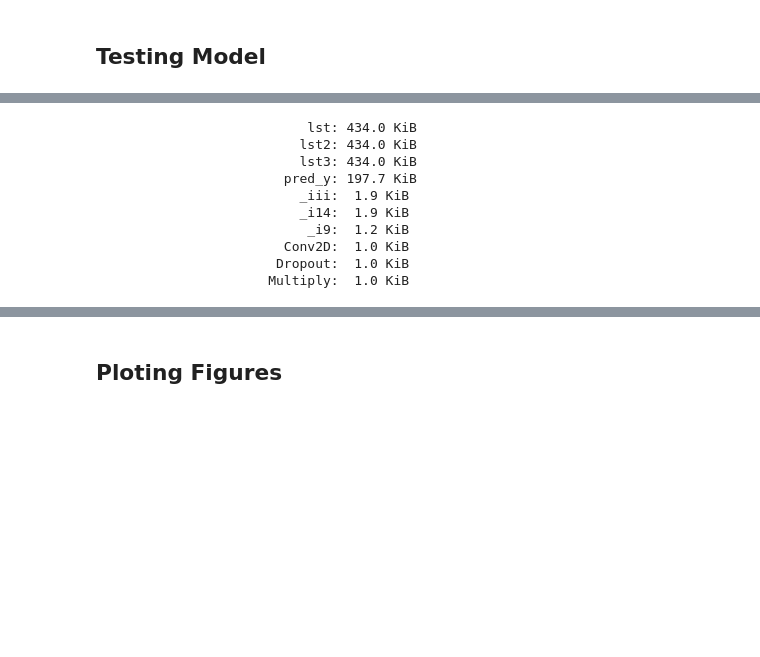
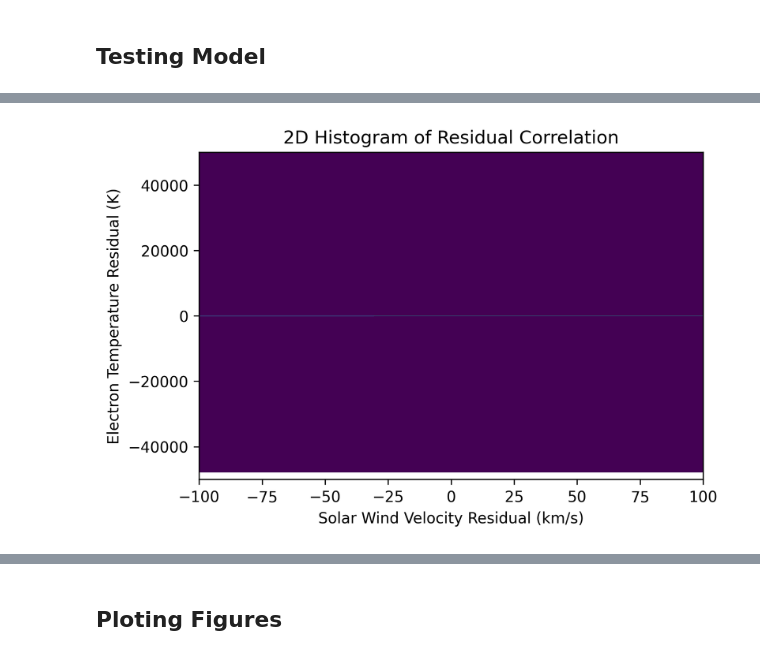
Before and after one commit to AyushmaanAggarwal/qtn-proj-ayu, a Jupyter notebook: cnn_wind.ipynb, the cells around one changed output, grey strips where cells are left out. Saved outputs shown, nothing was run; the diff lists cells and outputs as text; code cells hidden in the pictures; blank space fills up the shorter version.

```diff
--- a/cnn_wind.ipynb
+++ b/cnn_wind.ipynb
@@ -241 +292,5 @@ Predicted first value: 183459.109375 ±17076.752926991307 kHz
+# %%
+vsw = lst3[:]
+# %%
+te = lst3[:]
 # %%
@@ -261,15 +308,12 @@ with open("data/pickle/error_dist", 'wb') as file:
-# %%
-for name, size in sorted(((name, sys.getsizeof(value)) for name, value in locals().items()),
-                         key= lambda x: -x[1])[:10]:
-    print("{:>30}: {:>8}".format(name, sizeof_fmt(size)))
-# %% [output]
-                           lst: 434.0 KiB
-                          lst2: 434.0 KiB
-                          lst3: 434.0 KiB
-                        pred_y: 197.7 KiB
-                          _iii:  1.9 KiB
-                          _i14:  1.9 KiB
-                           _i9:  1.2 KiB
-                        Conv2D:  1.0 KiB
-                       Dropout:  1.0 KiB
-                      Multiply:  1.0 KiB
+# %%
+plt.figure(dpi=300, facecolor='w')
+plt.hist2d(vsw, te, bins=600)
+plt.xlim(-100,100)
+plt.ylim(-50000, 50000)
+plt.title("2D Histogram of Residual Correlation")
+plt.xlabel("Solar Wind Velocity Residual (km/s)")
+plt.ylabel("Electron Temperature Residual (K)")
+plt.savefig("plots/vsw_te_residual_correlation1.png", dpi=500, pad_inches=1)
+plt.show()
+# %% [output]
+[figure, added]
```
Also changed, not shown: parts of 35 cells of this notebook.
